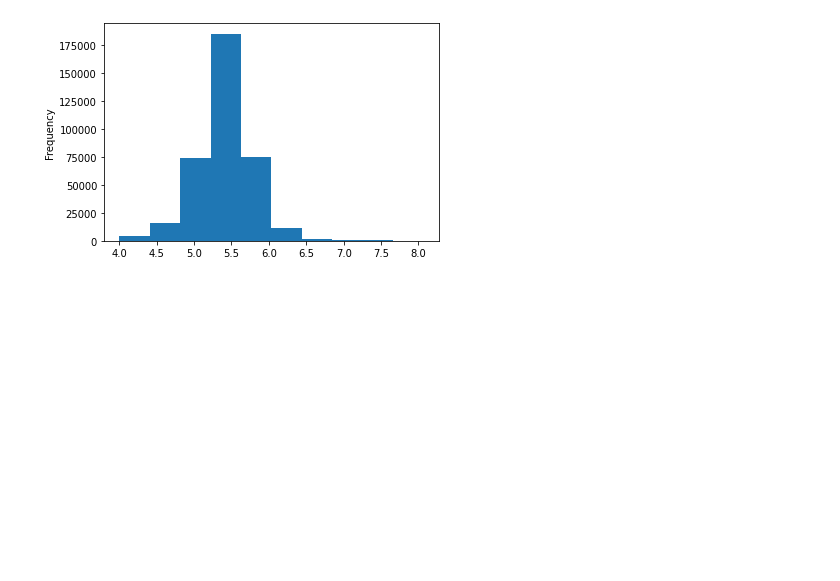
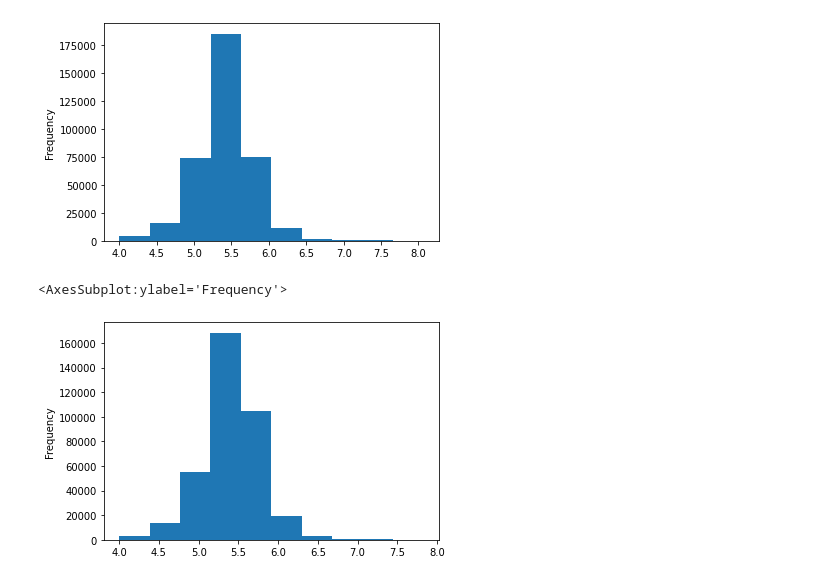
Before and after one commit to ccao-data/model-sales-val, a Jupyter notebook: explore.ipynb, the cells around one changed output. Cells and saved outputs as stored; diff of their text form; code cells hidden in the pictures; blank space fills up the shorter version.

```diff
--- a/explore.ipynb
+++ b/explore.ipynb
@@ -28,3 +55,8 @@ sales.sale_price_log10.plot.hist()
 # %% [output]
 <AxesSubplot:ylabel='Frequency'>
 [figure]
+# %%
+no_outliers.sale_price_log10.plot.hist()
+# %% [output]
+<AxesSubplot:ylabel='Frequency'>
+[figure, added]
```
Also changed, not shown: parts of 14 cells of this notebook.
